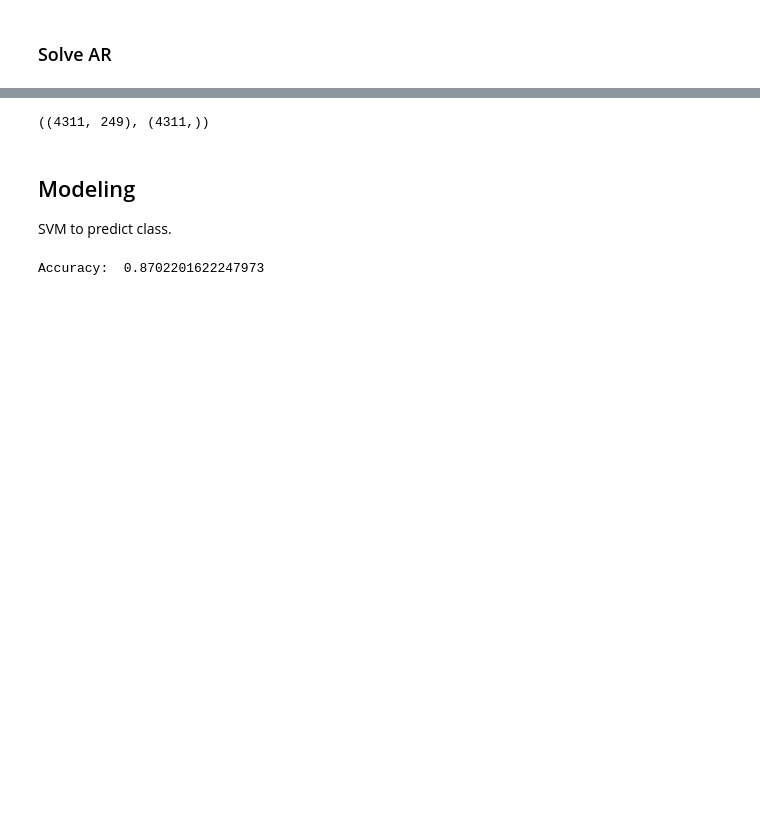
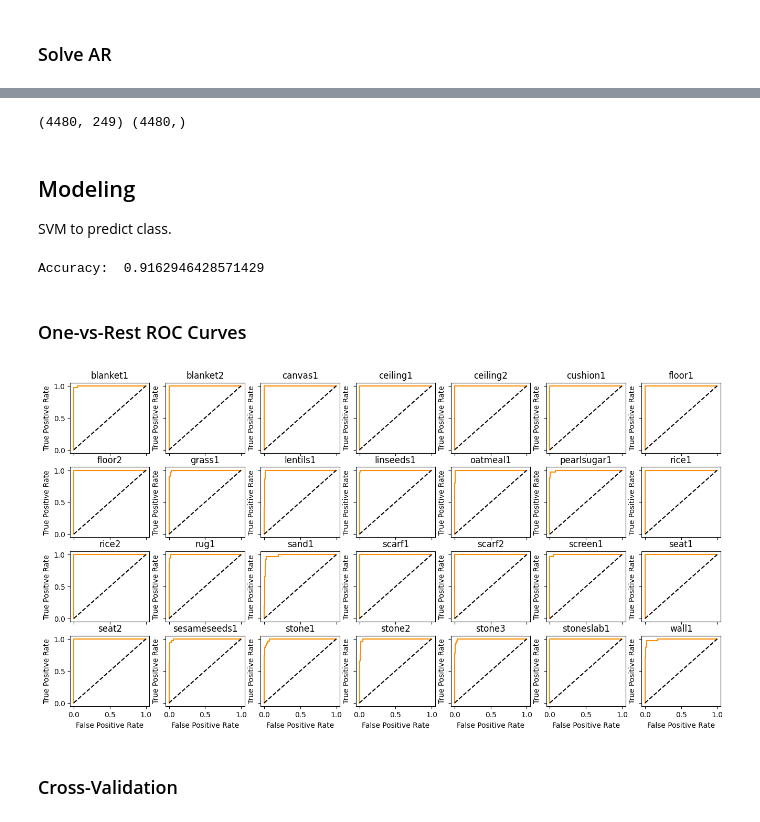
Before and after one commit to voytekresearch/convolutional_ar, a Jupyter notebook: texture.ipynb, the cells around one changed output, grey strips where cells are left out. Saved outputs shown, nothing was run; the diff lists cells and outputs as text; code cells hidden in the pictures; blank space fills up the shorter version.

```diff
--- a/texture.ipynb
+++ b/texture.ipynb
@@ -159,7 +98,7 @@ Text(0.5, 1.0, 'Circular AR')
 ### Textures
 # %%
 # Load
-base_dir = "texture/kylberg"
+base_dir = "datasets/kylberg"
 
 f = os.listdir(base_dir)
 f.sort()
@@ -309,9 +197,13 @@ def ar_to_psd(ar_coefs, nfft):
 # %%
+# Reload torch models
+fmodels = os.listdir("models")
+fmodels.sort()
+
 X_ar = []
 y_ar = []
 
 for i, f in enumerate(fmodels):
-    m = torch.load("ar_texture/" + f)
+    m = torch.load("models/" + f)
     ar_coefs = m.w.detach().numpy()
 
     if np.isnan(ar_coefs[0]):
@@ -323,27 +215,25 @@ for i, f in enumerate(fmodels):
     y_ar.append(int(y[i]))
 
 X_ar = np.log10(np.array(X_ar))
+#X_ar = np.array(X_ar)
 y_ar = np.array(y_ar)
 
-X_ar.shape, y_ar.shape
+print(X_ar.shape, y_ar.shape)
 # %% [output]
-((4311, 249), (4311,))
+(4480, 249) (4480,)
 # %% [markdown]
 ## Modeling
 
 SVM to predict class.
 # %%
-from sklearn.model_selection import train_test_split
-from sklearn.svm import SVC
-
 X_train, X_test, y_train, y_test = train_test_split(X_ar, y_ar, train_size=0.8)
 
 X_train = StandardScaler().fit_transform(X_train)
 X_test = StandardScaler().fit_transform(X_test)
 
-svc = SVC()
+svc = SVC(C=1e2, probability=True)
 svc.fit(X_train, y_train)
 
 print('Accuracy: ', (svc.predict(X_test) == y_test).sum() / len(y_test))
 # %% [output]
-Accuracy:  0.8702201622247973
+Accuracy:  0.9162946428571429
@@ -411,0 +240,40 @@ plt.savefig('psd.png')
+# %% [markdown]
+### One-vs-Rest ROC Curves
+# %%
+# Plot examples
+from sklearn.metrics import RocCurveDisplay
+from sklearn.preprocessing import LabelBinarizer
+
+label_binarizer = LabelBinarizer().fit(y_train)
+
+y_onehot_test = label_binarizer.transform(y_test)
+y_onehot_test.shape  # (n_samples, n_classes)
+
+y_score = svc.predict_proba(X_test)
+
+
+fig, axes = plt.subplots(nrows=4, ncols=7, figsize=(16, 8), sharex=True, sharey=True)
+axes = axes.flatten()
+
+for c in classes.keys():
+    i = classes[c]
+
+    RocCurveDisplay.from_predictions(
+        y_onehot_test[:, i],
+        y_score[:, i],
+        name=f"{c} vs the rest",
+        color="darkorange",
+        plot_chance_level=True,
+        ax=axes[i]
+    )
+    axes[i].set_ylabel("True Positive Rate")
+    if i > 20:
+        axes[i].set_xlabel("False Positive Rate")
+    else:
+        axes[i].set_xlabel("")
+    axes[i].get_legend().remove()
+    axes[i].set_title(f"{c}")
+# %% [output]
+[figure, added]
+# %% [markdown]
+### Cross-Validation
```
Also changed, not shown: parts of 19 cells of this notebook.
